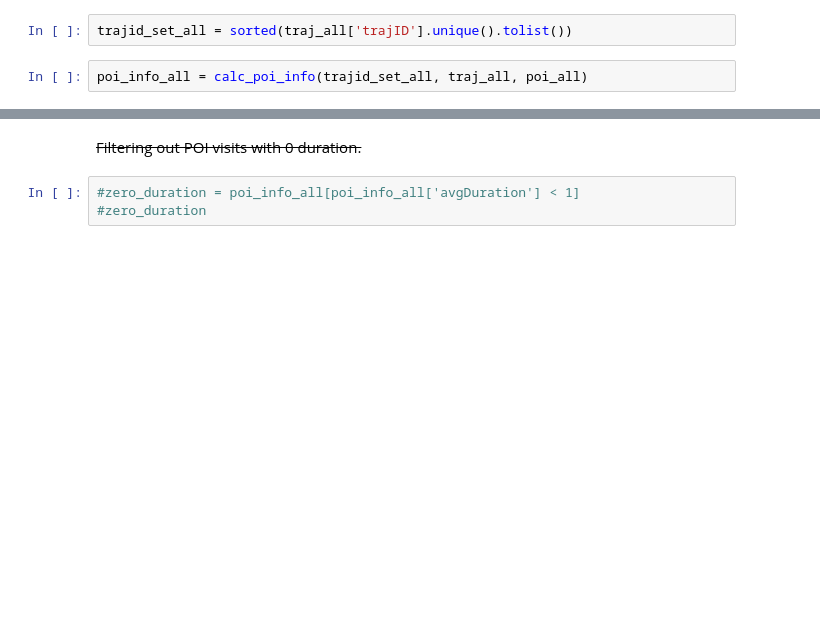
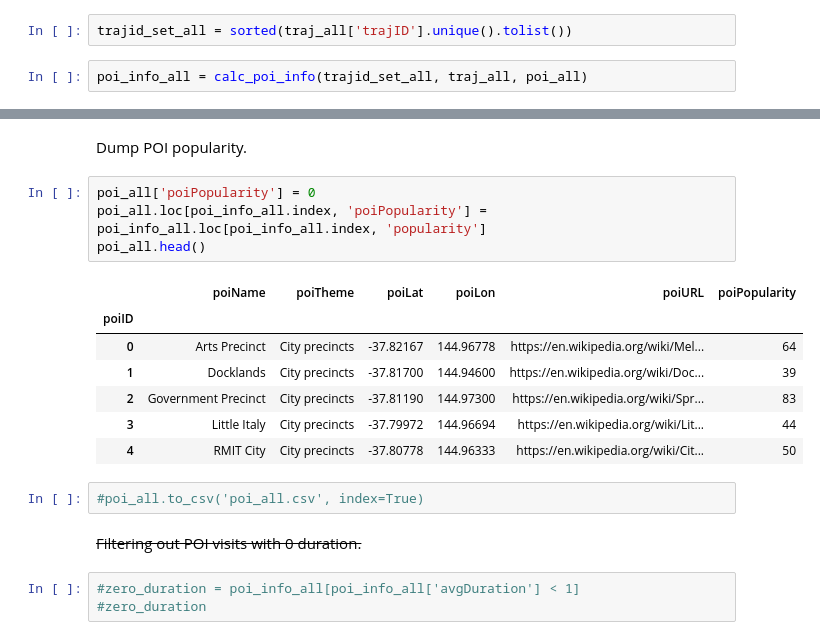
Before and after one commit to dongwookim-ml/flickr-photo, a Jupyter notebook: src/dataset_Melb.ipynb, the cells around one changed output, grey strips where cells are left out. Drawn from its saved outputs; the diff is of its cells as text; blank space fills up the shorter version.

```diff
--- a/src/dataset_Melb.ipynb
+++ b/src/dataset_Melb.ipynb
@@ -377,3 +387,19 @@ poi_info_all = calc_poi_info(trajid_set_all, traj_all, poi_all)
+# %% [markdown]
+Dump POI popularity.
+# %%
+poi_all['poiPopularity'] = 0
+poi_all.loc[poi_info_all.index, 'poiPopularity'] = poi_info_all.loc[poi_info_all.index, 'popularity']
+poi_all.head()
+# %% [output]
+|  | poiName | poiTheme | poiLat | poiLon | poiURL | poiPopularity |
+| poiID |  |  |  |  |  |  |
+| 0 | Arts Precinct | City precincts | -37.82167 | 144.96778 | https://en.wikipedia.org/wiki/Mel... | 64 |
+| 1 | Docklands | City precincts | -37.81700 | 144.94600 | https://en.wikipedia.org/wiki/Doc... | 39 |
+| 2 | Government Precinct | City precincts | -37.81190 | 144.97300 | https://en.wikipedia.org/wiki/Spr... | 83 |
+| 3 | Little Italy | City precincts | -37.79972 | 144.96694 | https://en.wikipedia.org/wiki/Lit... | 44 |
+| 4 | RMIT City | City precincts | -37.80778 | 144.96333 | https://en.wikipedia.org/wiki/Cit... | 50 |
+# %%
+#poi_all.to_csv('poi_all.csv', index=True)
 # %% [markdown]
 ~~Filtering out POI visits with 0 duration.~~
 # %%
```
Also changed, not shown: parts of 2 cells of this notebook, 2 other files.
